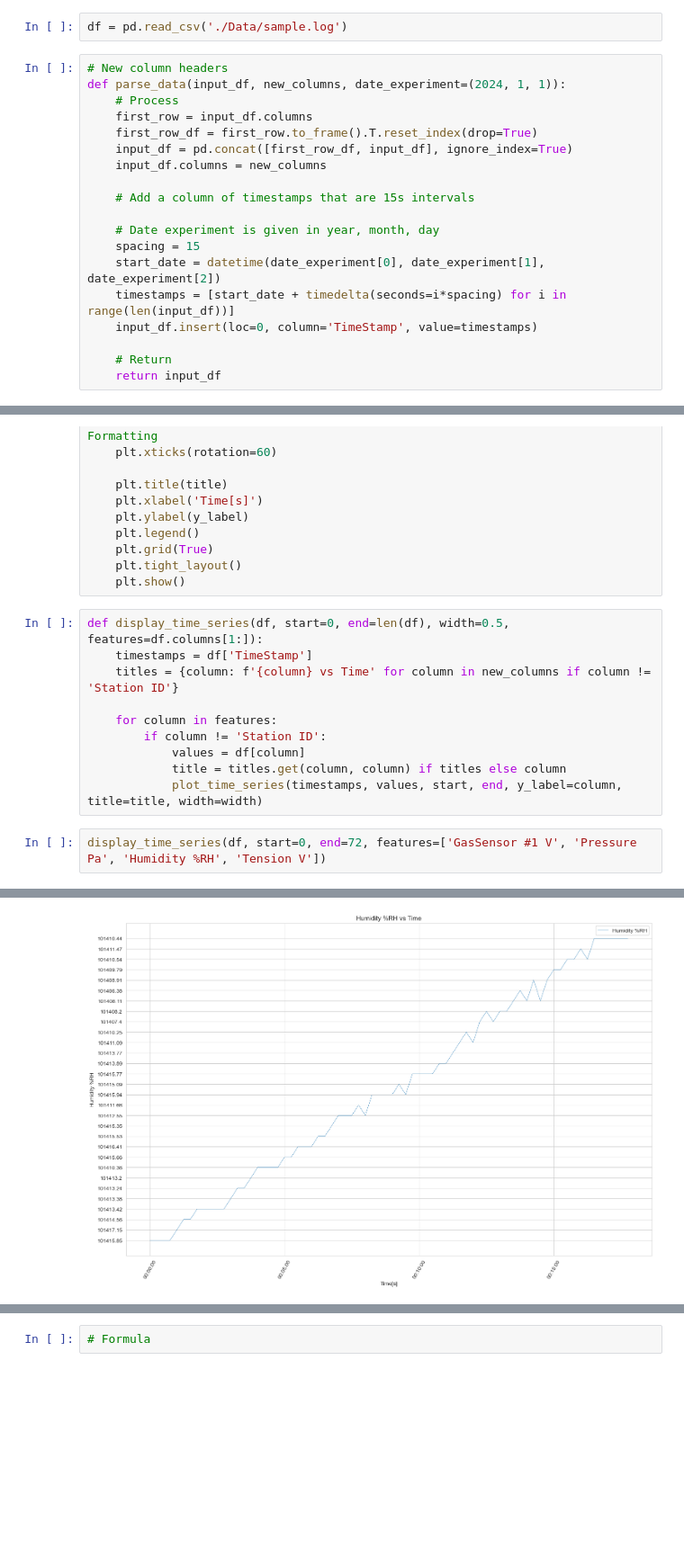
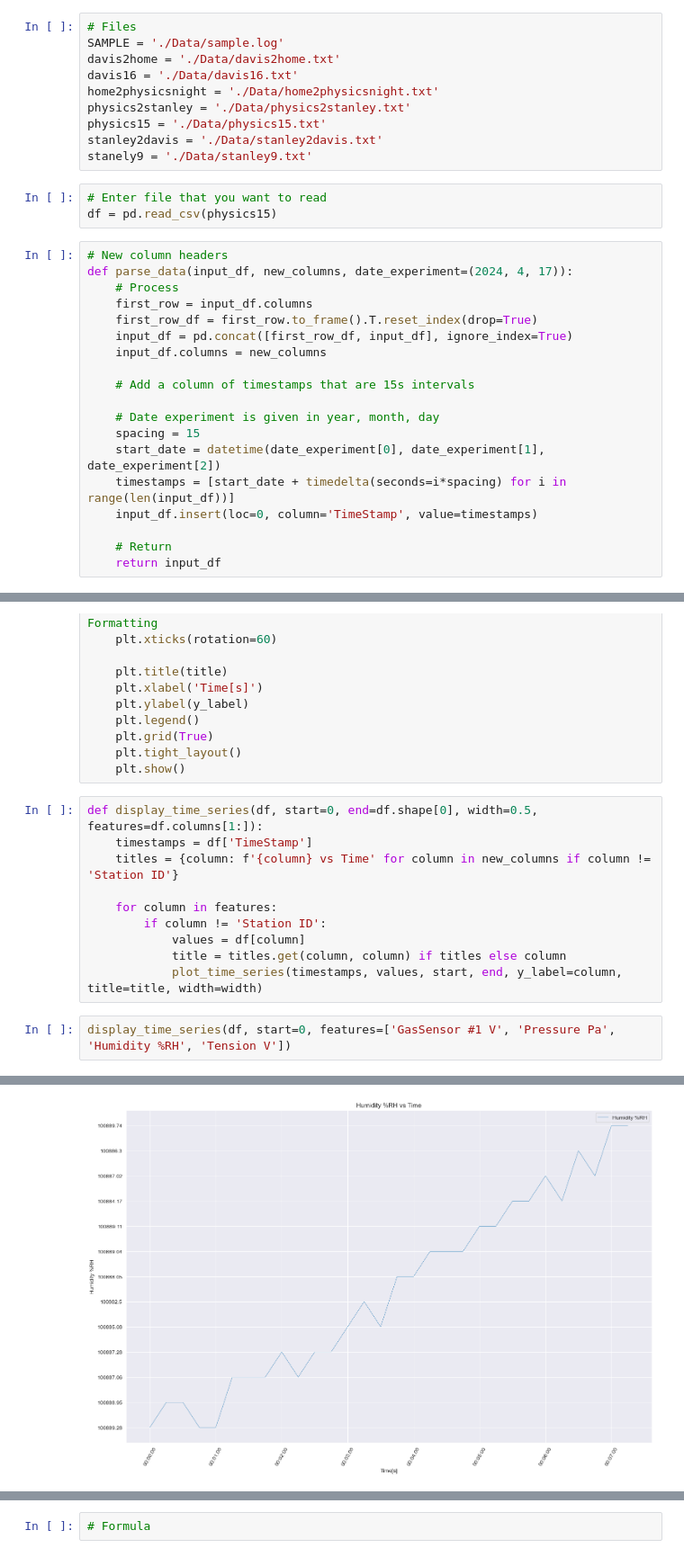
Before and after one commit to Ohm-Rajpal/USRA_Consulting, a Jupyter notebook: DataParser.ipynb, the cells around one changed output, grey strips where cells are left out. Shown at 90% size. Saved outputs shown, nothing was run; the diff lists cells and outputs as text; blank space fills up the shorter version.

```diff
--- a/DataParser.ipynb
+++ b/DataParser.ipynb
@@ -21,11 +10,22 @@ from sklearn.metrics import mean_squared_error
 # %% [markdown]
 ### Data collection
 Use online resources to collect data that can convert CO2 to AQI values. AQI calculator exists online, however it is only limited to certain parameters. This will help create the logistic regression model
+# %%
+# Files
+SAMPLE = './Data/sample.log'
+davis2home = './Data/davis2home.txt'
+davis16 = './Data/davis16.txt'
+home2physicsnight = './Data/home2physicsnight.txt'
+physics2stanley = './Data/physics2stanley.txt'
+physics15 = './Data/physics15.txt'
+stanley2davis = './Data/stanley2davis.txt'
+stanely9 = './Data/stanley9.txt'
 # %%
-df = pd.read_csv('./Data/sample.log')
+# Enter file that you want to read
+df = pd.read_csv(physics15)
 # %%
 # New column headers
-def parse_data(input_df, new_columns, date_experiment=(2024, 1, 1)):
+def parse_data(input_df, new_columns, date_experiment=(2024, 4, 17)):
     # Process
     first_row = input_df.columns
     first_row_df = first_row.to_frame().T.reset_index(drop=True)
@@ -128,7 +130,7 @@ def plot_time_series(timestamps, values, start=0, end=len(df), y_label = '', tit
     plt.tight_layout()
     plt.show()
 # %%
-def display_time_series(df, start=0, end=len(df), width=0.5, features=df.columns[1:]):
+def display_time_series(df, start=0, end=df.shape[0], width=0.5, features=df.columns[1:]):
     timestamps = df['TimeStamp']
     titles = {column: f'{column} vs Time' for column in new_columns if column != 'Station ID'}
 
@@ -138,5 +140,5 @@ def display_time_series(df, start=0, end=len(df), width=0.5, features=df.columns
             title = titles.get(column, column) if titles else column
             plot_time_series(timestamps, values, start, end, y_label=column, title=title, width=width)
 # %%
-display_time_series(df, start=0, end=72, features=['GasSensor #1 V', 'Pressure Pa', 'Humidity %RH', 'Tension V'])
+display_time_series(df, start=0, features=['GasSensor #1 V', 'Pressure Pa', 'Humidity %RH', 'Tension V'])
 # %% [output]
@@ -145 +147 @@ display_time_series(df, start=0, end=72, features=['GasSensor #1 V', 'Pressure P
-[figure, old version]
+[figure, new version]
```
Also changed, not shown: parts of 7 cells of this notebook, 8 other files.
